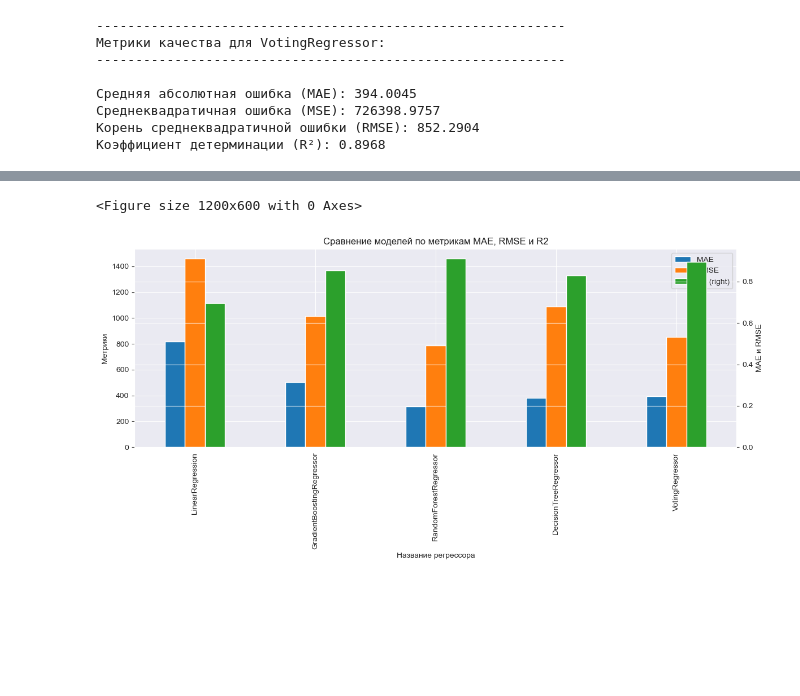
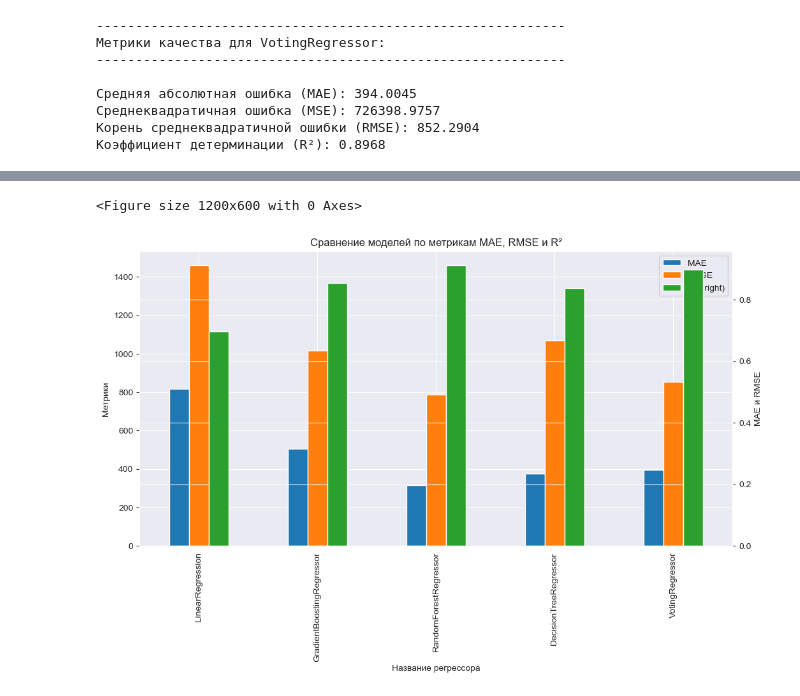
Before and after one commit to mr-Dmitri/DZ-5, a Jupyter notebook: DZ-5.ipynb, the cells around one changed output, grey strips where cells are left out. Saved outputs shown, nothing was run; the diff lists cells and outputs as text; code cells hidden in the pictures; blank space fills up the shorter version.

```diff
--- a/DZ-5.ipynb
+++ b/DZ-5.ipynb
@@ -538,36 +523,32 @@ metrics_df
 | 4 | VotingRegressor | 394.004546 | 852.290429 | 0.896759 |
 # %%
 # Установка индекса для удобства
-metrics_df ['m'] = metrics_df['model']
-metrics_df.set_index('m', inplace=True)
+try:
+    metrics_df.set_index('model', inplace=True)
+except:
+    pass
 
 # Построение диаграммы
 plt.figure(figsize=(12, 6))
 
 # Построение графика
 ax = metrics_df.plot(kind='bar', secondary_y='R2', figsize=(12, 6))
 
 # Подпись осей
 ax.set_ylabel('Метрики')
 ax.set_xlabel('Название регрессора')
-ax.right_ax.set_ylabel('R2')
+# ax.right_ax.set_ylabel('R2')
 
 # Настройка заголовков и меток
-plt.title('Сравнение моделей по метрикам MAE, RMSE и R2')
-# plt.xlabel('Модель')
+plt.title('Сравнение моделей по метрикам MAE, RMSE и R²')
 plt.ylabel('MAE и RMSE')
-
-plt.xticks(rotation=60, ha='right')
 
 plt.grid()
 
-#  Регулировка макета для предотвращения наложения подписей
-plt.tight_layout()
-
 plt.show()
 # %% [output]
 <Figure size 1200x600 with 0 Axes>
-[figure, old version]
+[figure, new version]
 # %%
 # MAE : RandomForestRegressor имеет наименьшее значение MAE (315.82), что указывает на то, что в среднем его предсказания ближе к реальным значениям по сравнению с другими моделями.
 # RMSE: RandomForestRegressor также имеет наименьшее значение RMSE (788.19), что говорит о том, что он лучше справляется с большими ошибками в предсказаниях.
```
Also changed, not shown: parts of 4 cells of this notebook.
